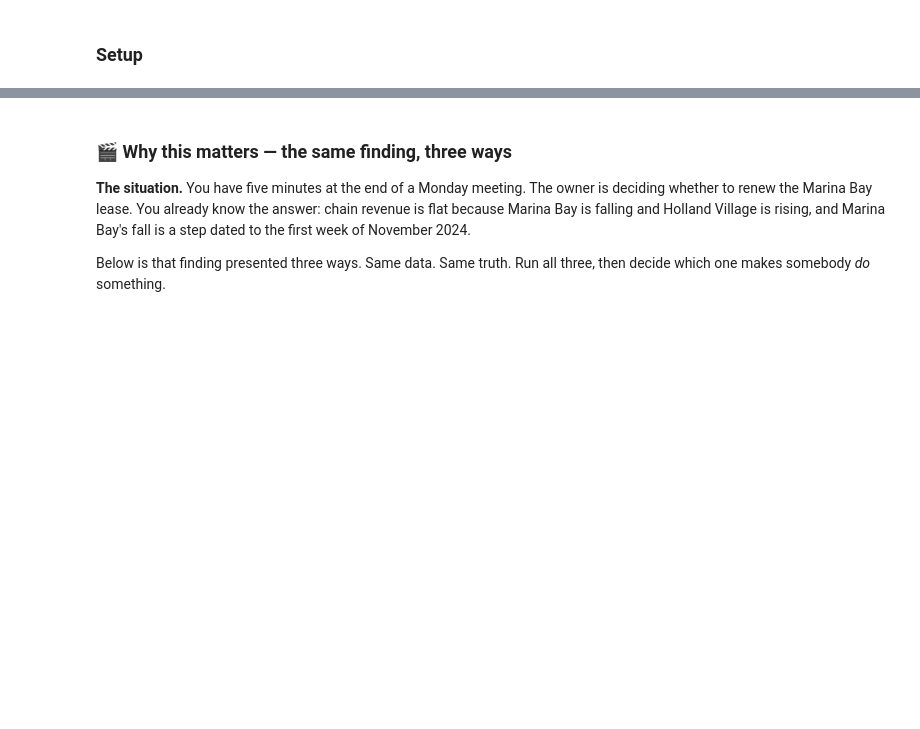
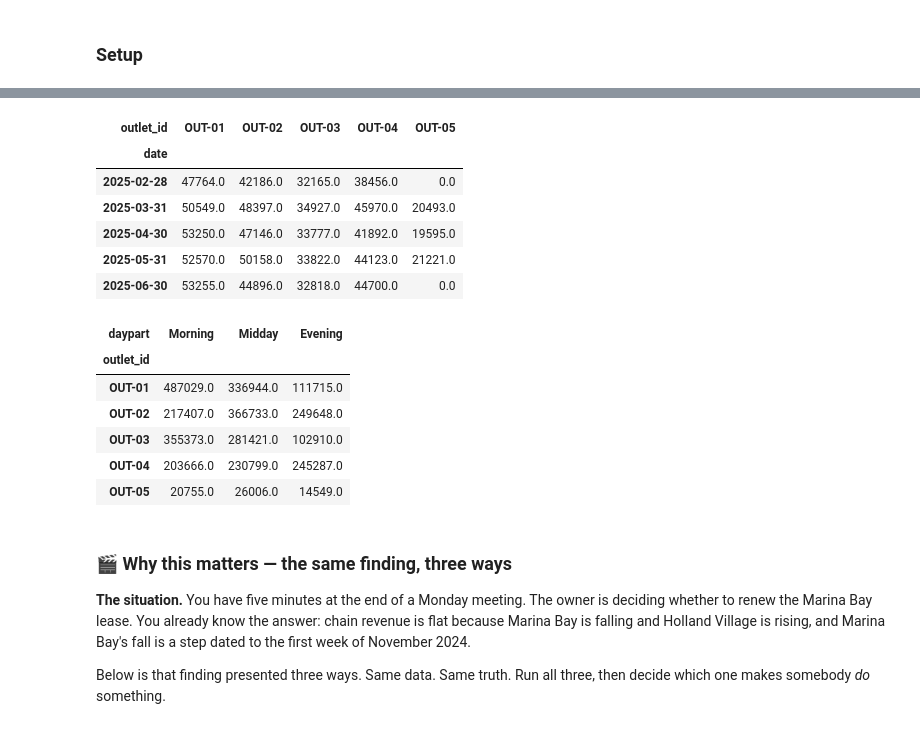
Before and after one commit to PP-123-nt/6m-data-1.10-visualization, a Jupyter notebook: notebooks/Part_1_three_pillars.ipynb, the cells around one changed output, grey strips where cells are left out. Drawn from its saved outputs; the diff is of its cells as text; code cells hidden in the pictures; blank space fills up the shorter version.

```diff
--- a/notebooks/Part_1_three_pillars.ipynb
+++ b/notebooks/Part_1_three_pillars.ipynb
@@ -73,21 +81,36 @@ decision.round(1)
 # %%
 # 👉 Two summaries we will chart all session. Both are straight out of Lesson 1.9.
 #    (1) monthly revenue per outlet -- one column per outlet, dates on the index.
 monthly = sales.pivot_table(
     index="date", columns="outlet_id", values="revenue_sgd", aggfunc="sum"
 ).resample("M").sum()
 
 # 👉 (2) revenue by outlet and daypart.
 by_daypart = sales.pivot_table(
     index="outlet_id", columns="daypart", values="revenue_sgd", aggfunc="sum"
 )[["Morning", "Midday", "Evening"]]
 
 # 👉 Friendly names, for chart labels. Codes belong in databases, not on slides.
 names = outlets.set_index("outlet_id")["outlet_name"].to_dict()
 
-monthly.tail(5).round(0)
+display(monthly.tail(5).round(0))
 
-# by_daypart.round(0)
+display(by_daypart.round(0))
+# %% [output]
+| outlet_id | OUT-01 | OUT-02 | OUT-03 | OUT-04 | OUT-05 |
+| date |  |  |  |  |  |
+| 2025-02-28 | 47764.0 | 42186.0 | 32165.0 | 38456.0 | 0.0 |
+| 2025-03-31 | 50549.0 | 48397.0 | 34927.0 | 45970.0 | 20493.0 |
+| 2025-04-30 | 53250.0 | 47146.0 | 33777.0 | 41892.0 | 19595.0 |
+| 2025-05-31 | 52570.0 | 50158.0 | 33822.0 | 44123.0 | 21221.0 |
+| 2025-06-30 | 53255.0 | 44896.0 | 32818.0 | 44700.0 | 0.0 |
+| daypart | Morning | Midday | Evening |
+| outlet_id |  |  |  |
+| OUT-01 | 487029.0 | 336944.0 | 111715.0 |
+| OUT-02 | 217407.0 | 366733.0 | 249648.0 |
+| OUT-03 | 355373.0 | 281421.0 | 102910.0 |
+| OUT-04 | 203666.0 | 230799.0 | 245287.0 |
+| OUT-05 | 20755.0 | 26006.0 | 14549.0 |
 # %% [markdown]
 ### 🎬 Why this matters — the same finding, three ways
 
```
Also changed, not shown: parts of 9 cells of this notebook, 1 other file.
